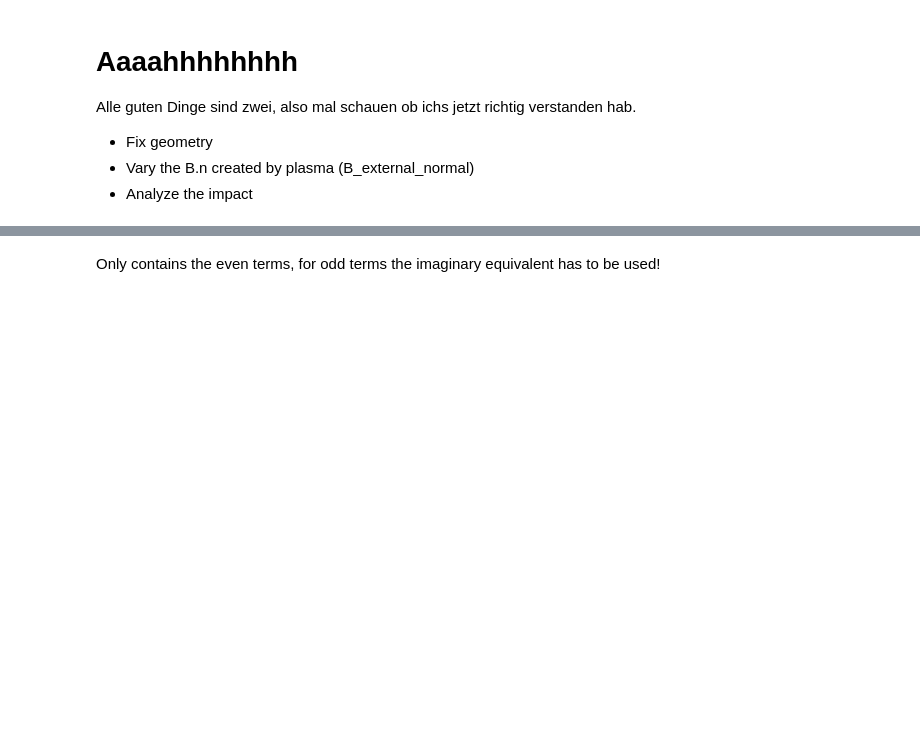
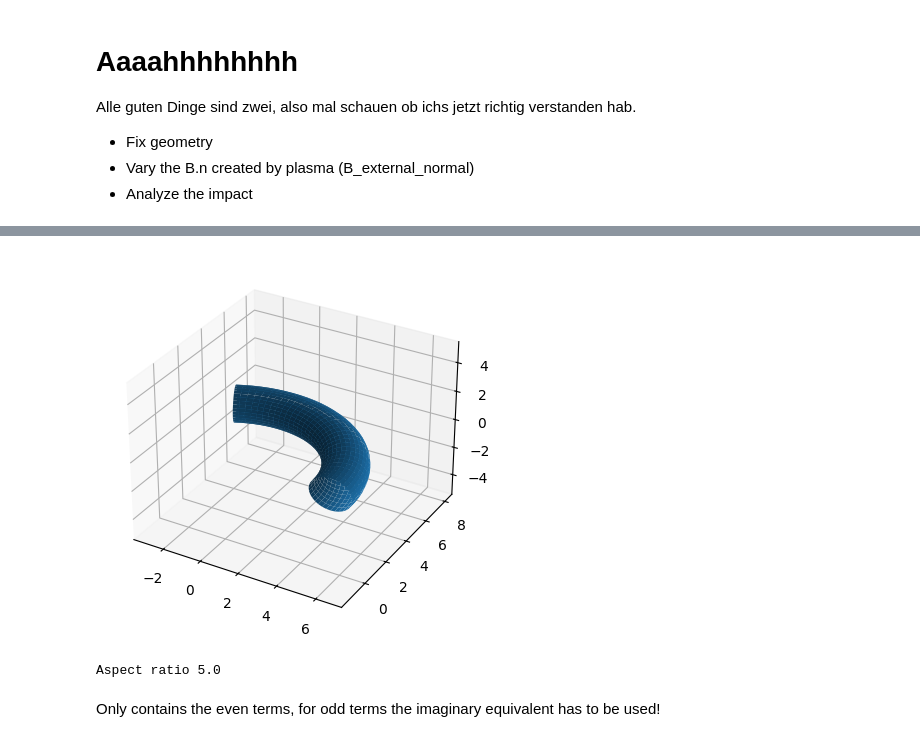
Before and after one commit to missing-user/single-stage-opt, a Jupyter notebook: what_we_actually_want.ipynb, the cells around one changed output, grey strips where cells are left out. Cells and saved outputs as stored; diff of their text form; code cells hidden in the pictures; blank space fills up the shorter version.

```diff
--- a/what_we_actually_want.ipynb
+++ b/what_we_actually_want.ipynb
@@ -83,10 +89,14 @@ plt.title("Spectrum of the loaded B.n")
 # %%
-s = simsopt.geo.SurfaceRZFourier.from_nphi_ntheta(32, 32, "field period", 5)
+nfp = 3
+s = simsopt.geo.SurfaceRZFourier.from_nphi_ntheta(32, 32, "field period", nfp )
 s.set_rc(0,0,R0)
 s.set_rc(1,0,R1_reactor)
 s.set_zs(1,0,R1_reactor)
 s.plot()
 print("Aspect ratio",R0/R1_reactor)
+# %% [output]
+[figure, added]
+Aspect ratio 5.0
 # %%
 def plot_modes(image_mn, **kwargs):
   extent = (-image_mn.shape[1]/2, image_mn.shape[1]/2, image_mn.shape[0]-0.5,-0.5)
```
Also changed, not shown: parts of 10 cells of this notebook.
